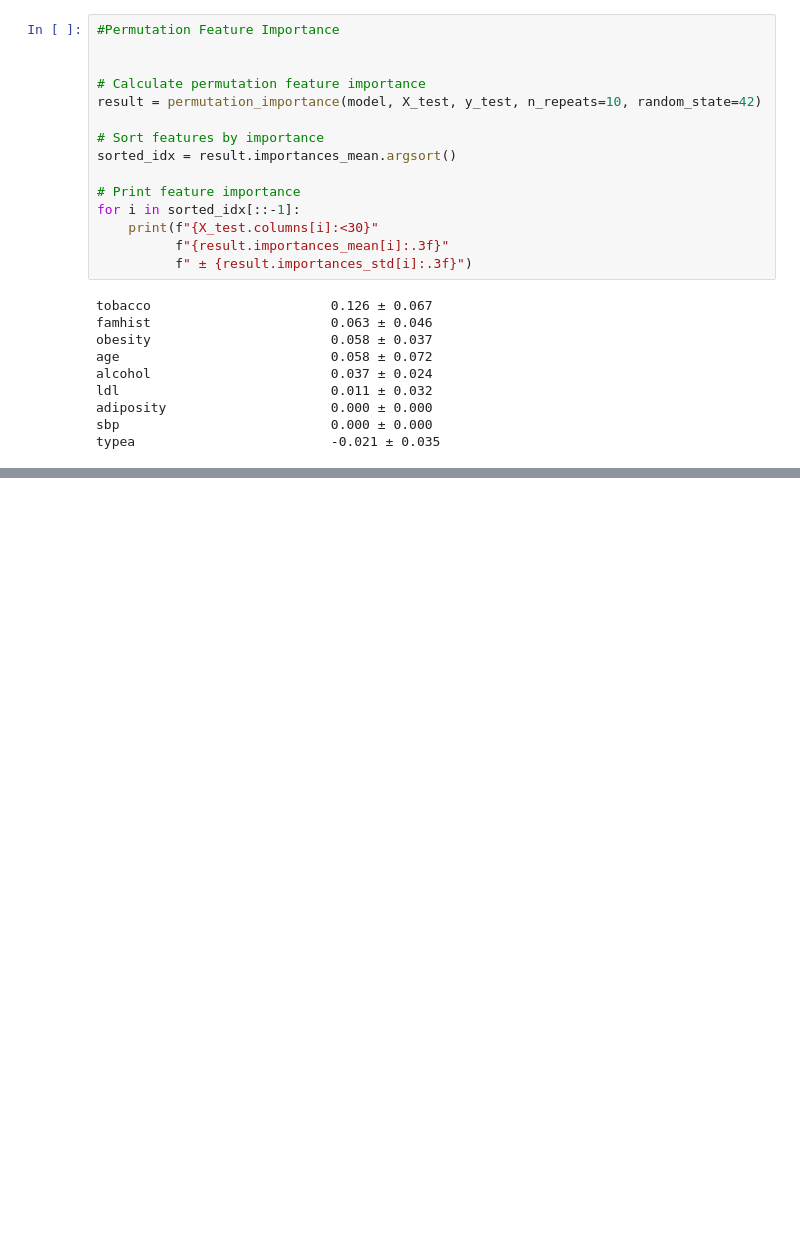
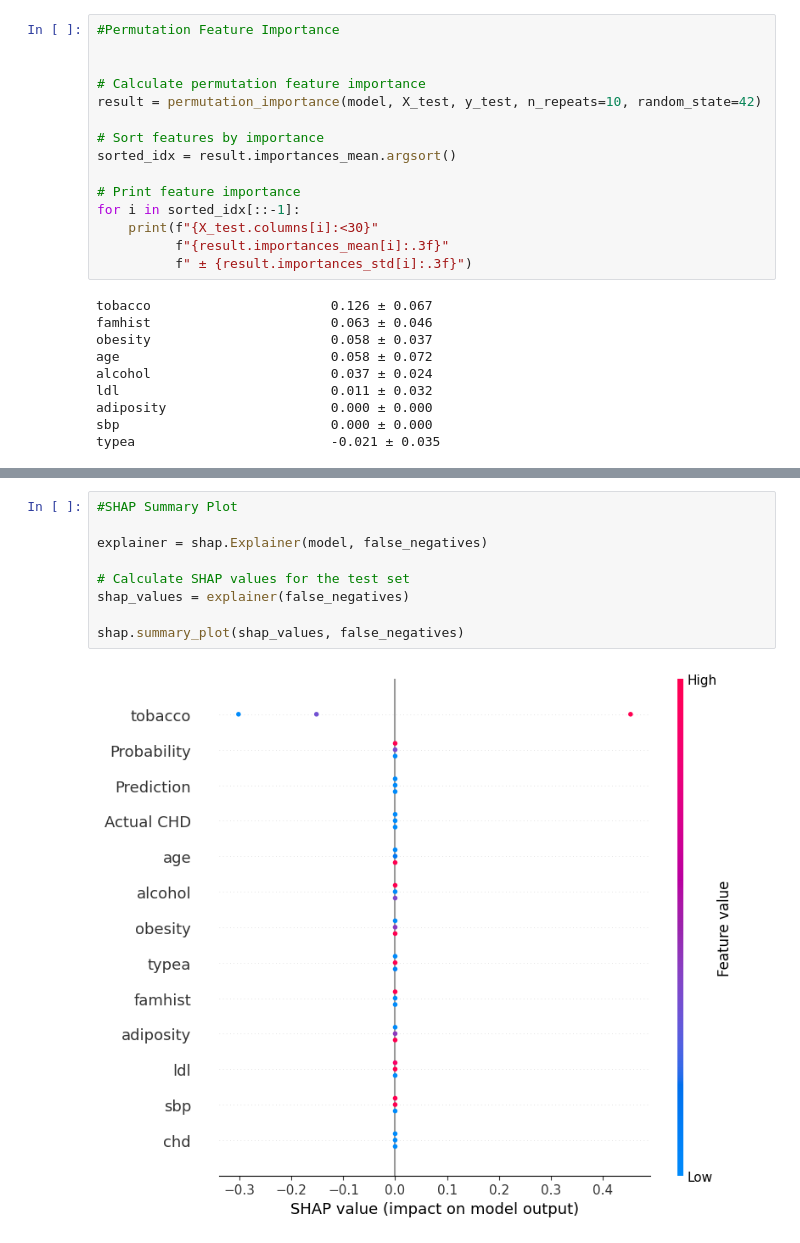
Before and after one commit to starshrimp/HumanMachineInteraction, a Jupyter notebook: Exercise Interactive ML-20240315/Exerc-Interactive_ML.ipynb, the cells around one changed output, grey strips where cells are left out. Saved outputs shown, nothing was run; the diff lists cells and outputs as text; blank space fills up the shorter version.

```diff
--- a/Exercise Interactive ML-20240315/Exerc-Interactive_ML.ipynb
+++ b/Exercise Interactive ML-20240315/Exerc-Interactive_ML.ipynb
@@ -218,0 +237,11 @@ print(X_train)
+# %%
+#SHAP Summary Plot
+
+explainer = shap.Explainer(model, false_negatives)
+
+# Calculate SHAP values for the test set
+shap_values = explainer(false_negatives)
+
+shap.summary_plot(shap_values, false_negatives)
+# %% [output]
+[figure, added]
```
Also changed, not shown: parts of 20 cells of this notebook.
